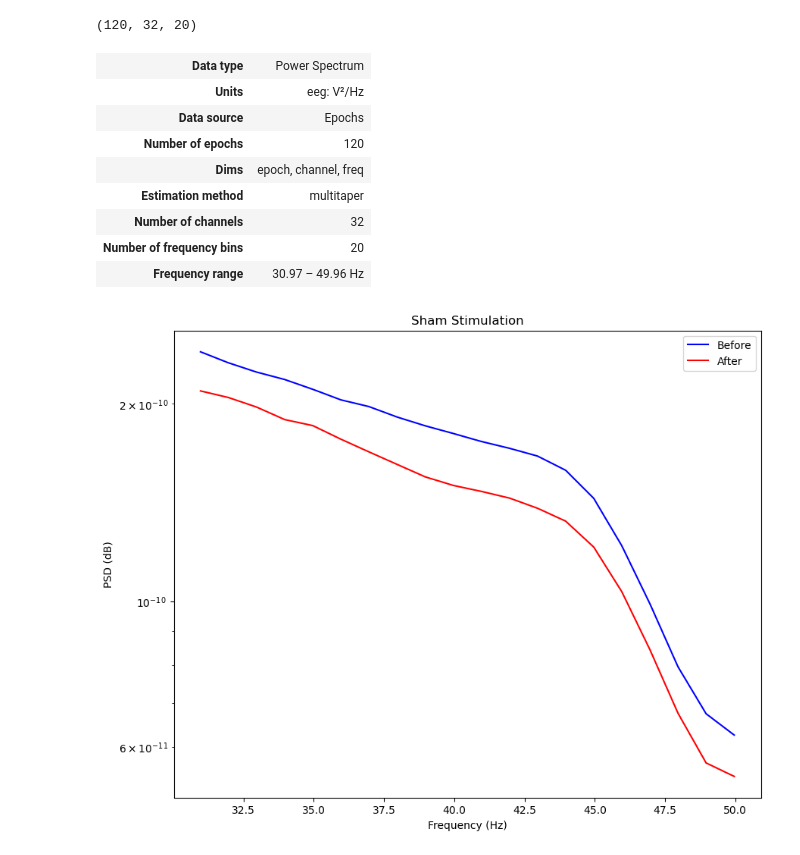
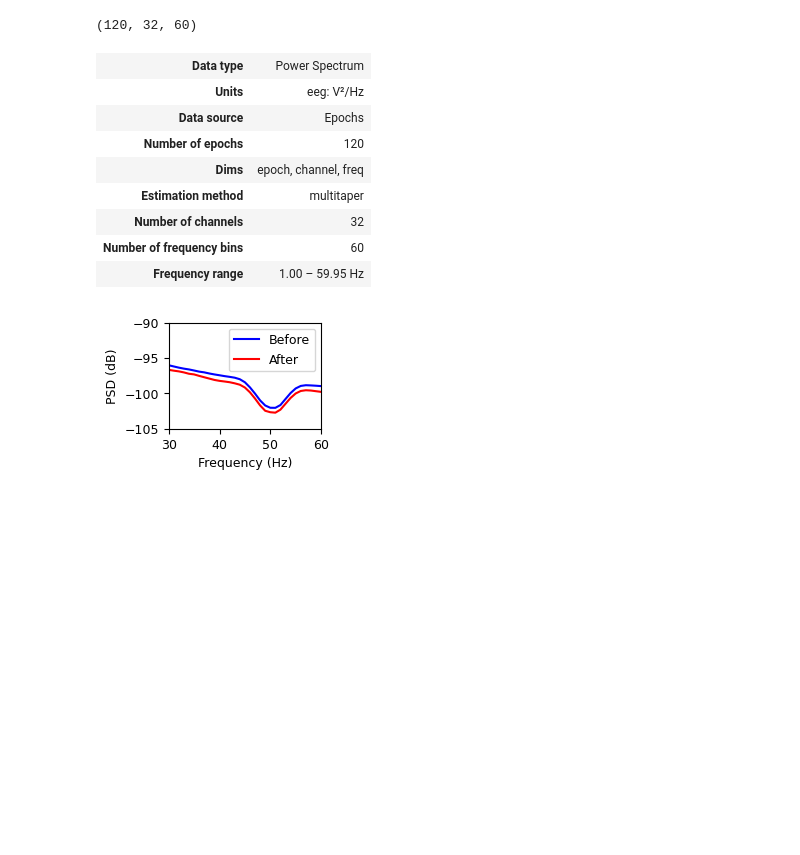
Before and after one commit to Shawnzty/tACS-Attention, a Jupyter notebook: processing/group_analysis.ipynb, the cells around one changed output. Drawn from its saved outputs; the diff is of its cells as text; code cells hidden in the pictures; blank space fills up the shorter version.

Commit message:
update figures for EMBC

```diff
--- a/processing/group_analysis.ipynb
+++ b/processing/group_analysis.ipynb
@@ -50,9 +50,9 @@ real_subject_ids = df.loc[df['Real stimulation'] == 1, 'subject id'].values
 sham_subject_ids = df.loc[df['Real stimulation'] == 0, 'subject id'].values
 # %%
 # Calculate the PSDs for the real and sham groups, before and after stimulation
-fmin = 30
-fmax = 50
-freqs = np.linspace(30.97, 49.96, 20)
+fmin = 0.1
+fmax = 60
+freqs = np.linspace(1, 59.95, 60)
 
 real_before_psds = calculate_subject_psd(real_subject_ids, 'before', fmin = fmin, fmax = fmax)
 real_after_psds = calculate_subject_psd(real_subject_ids, 'after', fmin = fmin, fmax = fmax)
@@ -255,7 +254,7 @@ Reading 0 ... 647873  =      0.000 ...   539.894 secs...
 # %%
 sham_before_psds[1].shape
 # %% [output]
-(120, 32, 20)
+(120, 32, 60)
 # %%
 sham_after_psds[3]
 # %% [output]
@@ -266,36 +265,52 @@ sham_after_psds[3]
 | Dims | epoch, channel, freq |
 | Estimation method | multitaper |
 | Number of channels | 32 |
-| Number of frequency bins | 20 |
-| Frequency range | 30.97 – 49.96 Hz |
+| Number of frequency bins | 60 |
+| Frequency range | 1.00 – 59.95 Hz |
 # %%
-# Calculate the mean and standard deviation for sham group
-# from(4,120,32,50) to (1,50)
+# Convert dimensions from centimeters to inches
+width_inches = 5 / 2.54
+height_inches = 3.5 / 2.54
+
+# Calculate the mean across subjects and channels for sham group
 sham_before_mean = np.mean(sham_before_psds, axis=(0, 1, 2))
 sham_before_std = np.std(sham_before_psds, axis=(0, 1, 2))
 
 sham_after_mean = np.mean(sham_after_psds, axis=(0, 1, 2))
 sham_after_std = np.std(sham_after_psds, axis=(0, 1, 2))
 
+# Convert PSD values to decibels
+sham_before_mean_dB = 10 * np.log10(sham_before_mean)
+sham_before_std_dB = 10 * np.log10(sham_before_std)
+
+sham_after_mean_dB = 10 * np.log10(sham_after_mean)
+sham_after_std_dB = 10 * np.log10(sham_after_std)
+
 # Plot the PSDs for sham group
-fig, ax = plt.subplots(figsize=(10, 8))
+fig, ax = plt.subplots(figsize=(width_inches, height_inches))
 
 # Plot the mean PSD for sham before
-ax.semilogy(freqs, sham_before_mean, label='Before', color='blue')
-# ax.fill_between(freqs, sham_before_mean - sham_before_std, sham_before_mean + sham_before_std,
+ax.plot(freqs, sham_before_mean_dB, label='Before', color='blue')
+# ax.fill_between(freqs, sham_before_mean_dB - sham_before_std_dB, sham_before_mean_dB + sham_before_std_dB,
 #                 alpha=0.2, color='blue')
 
 # Plot the mean PSD for sham after
-ax.semilogy(freqs, sham_after_mean, label='After', color='red')
-# ax.fill_between(freqs, sham_after_mean - sham_after_std, sham_after_mean + sham_after_std,
+ax.plot(freqs, sham_after_mean_dB, label='After', color='red')
+# ax.fill_between(freqs, sham_after_mean_dB - sham_after_std_dB, sham_after_mean_dB + sham_after_std_dB,
 #                 alpha=0.2, color='red')
 
-ax.set_title('Sham Stimulation')
-ax.set_xlabel('Frequency (Hz)')
-ax.set_ylabel('PSD (dB)')
-ax.legend()
+# ax.set_title('Sham Stimulation')
+ax.set_xlabel('Frequency (Hz)', fontsize=9)
+ax.set_ylabel('PSD (dB)', fontsize=9)
+ax.legend(fontsize=9)
+
+# Set y-axis limits
+ax.set_xlim(30, 60)
+ax.set_ylim(-105, -90)
+ax.tick_params(axis="x", labelsize=9)
+ax.tick_params(axis="y", labelsize=9)
 
 plt.show()
 # %% [output]
-[figure, old version]
+[figure, new version]
 # %%
```
Also changed, not shown: parts of 2 cells of this notebook, 6 other files.
